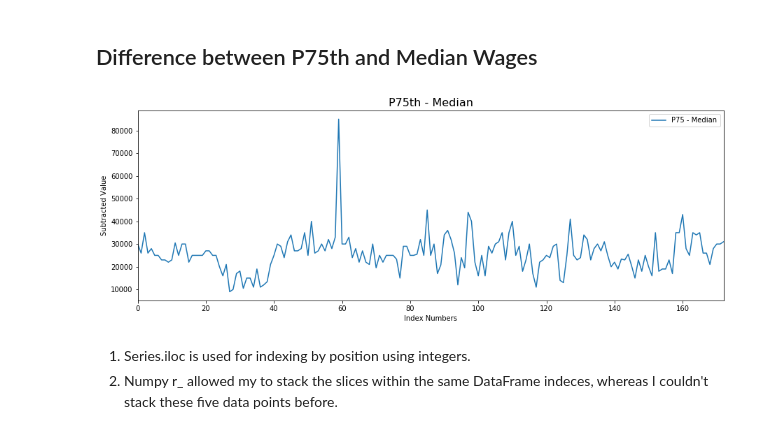
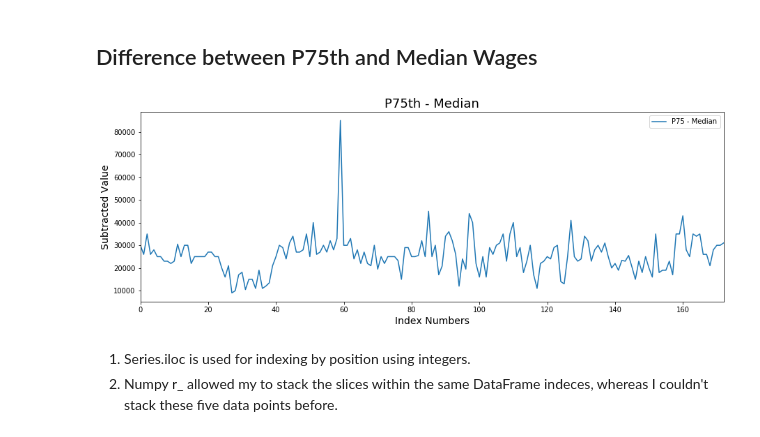
Before and after one commit to michaeltait3/College-Majors-Report, a Jupyter notebook: report.ipynb, the cells around one changed output. Drawn from its saved outputs; the diff is of its cells as text; code cells hidden in the pictures.

```diff
--- a/report.ipynb
+++ b/report.ipynb
@@ -109,12 +109,12 @@ pd.DataFrame(major_data[(major_data['Total'] < 7500)]['Major'])
 # %%
 df1 = major_data['P75th']
 df2 = major_data['Median']
 major_data['P75 - Median'] = df1 - df2
 major_data[['Major', 'P75 - Median']].plot(figsize=(15,5))
 major_data[['Major', 'P75 - Median']].iloc[pd.np.r_[59:60, 85:86, 97:98, 127:128, 160:161]]
-plt.title('P75th - Median', fontsize=16), plt.xlabel('Index Numbers'), plt.ylabel('Subtracted Value');
+plt.title('P75th - Median', fontsize=18), plt.xlabel('Index Numbers', fontsize=14), plt.ylabel('Subtracted Value', fontsize=14);
 # %% [output]
-[figure, old version]
+[figure, new version]
 # %% [markdown]
 1. Series.iloc is used for indexing by position using integers.
 2. Numpy r_ allowed my to stack the slices within the same DataFrame indeces, whereas I couldn't stack these five data points before.
```
Also changed, not shown: parts of 3 cells of this notebook.
